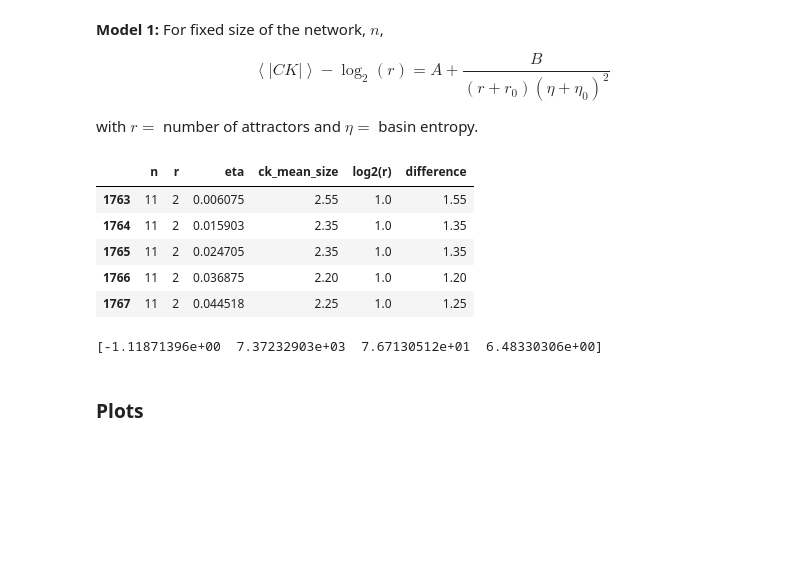
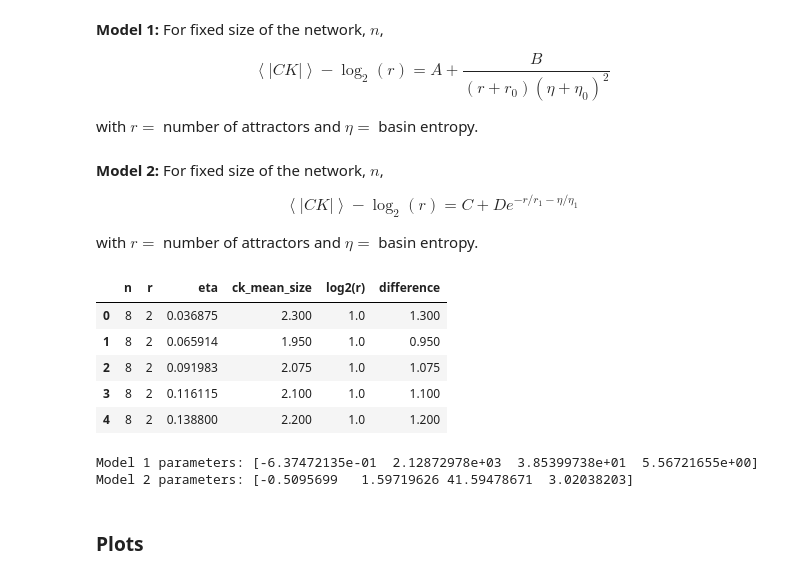
Before and after one commit to bcdaniels/Control-of-Synthetic-Boolean-Networks, a Jupyter notebook: CK_vs_entropy/fit.ipynb, the cells around one changed output. Saved outputs shown, nothing was run; the diff lists cells and outputs as text; code cells hidden in the pictures; blank space fills up the shorter version.

```diff
--- a/CK_vs_entropy/fit.ipynb
+++ b/CK_vs_entropy/fit.ipynb
@@ -40,18 +44,24 @@ def func(r_eta, A, B, r0, eta0):
 $$  \left< |CK| \right> - \log_2(r) = A + \frac{B}{(r+r_0)(\eta+\eta_0)^2}   $$
 
 with $r =$ number of attractors and $\eta =$ basin entropy.
+# %% [markdown]
+**Model 2:** For fixed size of the network, $n$,
+
+$$  \left< |CK| \right> - \log_2(r) = C + D e^{-r/r_1 - \eta/\eta_1}   $$
+
+with $r =$ number of attractors and $\eta =$ basin entropy.
 # %%
-n = 11
+n = 8 #11
 
 df = averaged_data[averaged_data.n == n]
 df.head()
 # %% [output]
 |  | n | r | eta | ck_mean_size | log2(r) | difference |
-| 1763 | 11 | 2 | 0.006075 | 2.55 | 1.0 | 1.55 |
-| 1764 | 11 | 2 | 0.015903 | 2.35 | 1.0 | 1.35 |
-| 1765 | 11 | 2 | 0.024705 | 2.35 | 1.0 | 1.35 |
-| 1766 | 11 | 2 | 0.036875 | 2.20 | 1.0 | 1.20 |
-| 1767 | 11 | 2 | 0.044518 | 2.25 | 1.0 | 1.25 |
+| 0 | 8 | 2 | 0.036875 | 2.300 | 1.0 | 1.300 |
+| 1 | 8 | 2 | 0.065914 | 1.950 | 1.0 | 0.950 |
+| 2 | 8 | 2 | 0.091983 | 2.075 | 1.0 | 1.075 |
+| 3 | 8 | 2 | 0.116115 | 2.100 | 1.0 | 1.100 |
+| 4 | 8 | 2 | 0.138800 | 2.200 | 1.0 | 1.200 |
 # %%
 r_data = list(df.r)
 eta_data = list(df.eta)
@@ -59,9 +69,12 @@ difference_data = list(df.difference)
 # %%
 # Fit (Note: It doesn't converge without a starting point.)
 popt, pcov = curve_fit(func, (r_data, eta_data), difference_data, p0 = [1,1000,10,1],maxfev = 10000)
-print(popt)
+popt_exp, pcov_exp = curve_fit(func_exp, (r_data, eta_data), difference_data, p0 = [1,1,10,1],maxfev = 10000)
+print("Model 1 parameters: {}".format(popt))
+print("Model 2 parameters: {}".format(popt_exp))
 # %% [output]
-[-1.11871396e+00  7.37232903e+03  7.67130512e+01  6.48330306e+00]
+Model 1 parameters: [-6.37472135e-01  2.12872978e+03  3.85399738e+01  5.56721655e+00]
+Model 2 parameters: [-0.5095699   1.59719626 41.59478671  3.02038203]
 # %% [markdown]
 ### Plots
 # %%
```
Also changed, not shown: parts of 16 cells of this notebook, 1 other file.
